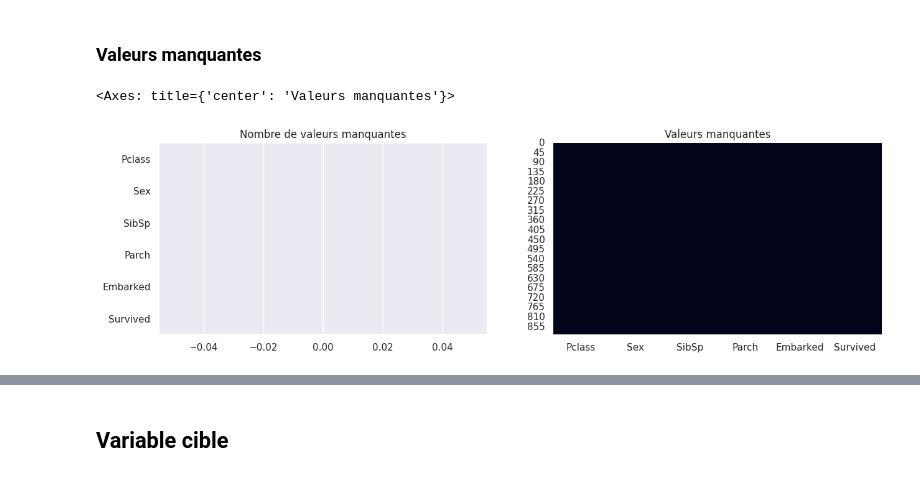
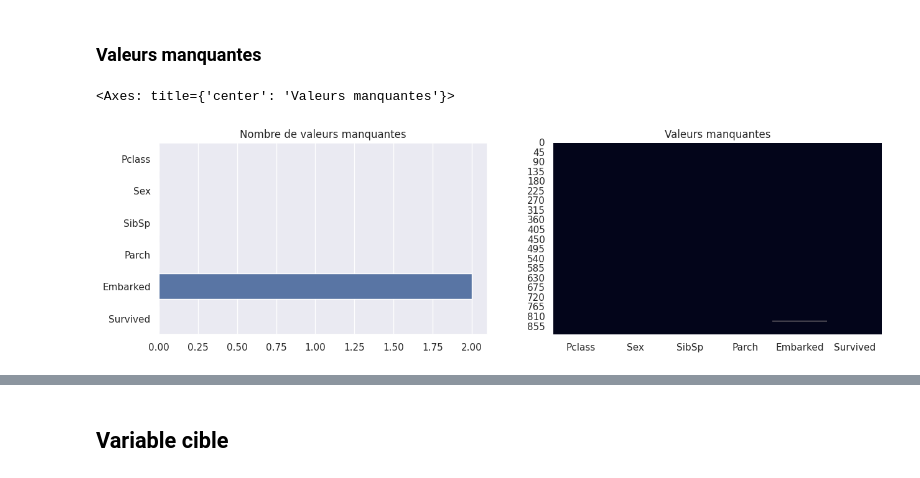
Before and after one commit to Ab2nour/kaggle-competitions, a Jupyter notebook: 2023/Ongoing/Titanic Machine Learning from Disaster/exploratory-analysis.ipynb, the cells around one changed output, grey strips where cells are left out. Saved outputs shown, nothing was run; the diff lists cells and outputs as text; code cells hidden in the pictures.

```diff
--- a/2023/Ongoing/Titanic Machine Learning from Disaster/exploratory-analysis.ipynb
+++ b/2023/Ongoing/Titanic Machine Learning from Disaster/exploratory-analysis.ipynb
@@ -187,15 +189,17 @@ for var in var_quali:
 [figure]
 # %% [markdown]
 ### Valeurs manquantes
+# %%
+df_na = df[var_quali] == "nan"
+df_na_sum = df_na.sum()
 # %%
 _, ax = plt.subplots(1, 2, figsize=(15, 4))
 
 ax[0].set_title("Nombre de valeurs manquantes")
-df_na = df[var_quali].isna().sum()
-sns.barplot(x=df_na.values, y=df_na.index, color="C0", ax=ax[0])
+sns.barplot(x=df_na_sum.values, y=df_na_sum.index, color="C0", ax=ax[0])
 
 ax[1].set_title("Valeurs manquantes")
-sns.heatmap(df[var_quali].isna(), cbar=False, ax=ax[1])
+sns.heatmap(df_na, cbar=False, ax=ax[1])
 # %% [output]
 <Axes: title={'center': 'Valeurs manquantes'}>
-[figure, old version]
+[figure, new version]
```
Also changed, not shown: parts of 7 cells of this notebook.
